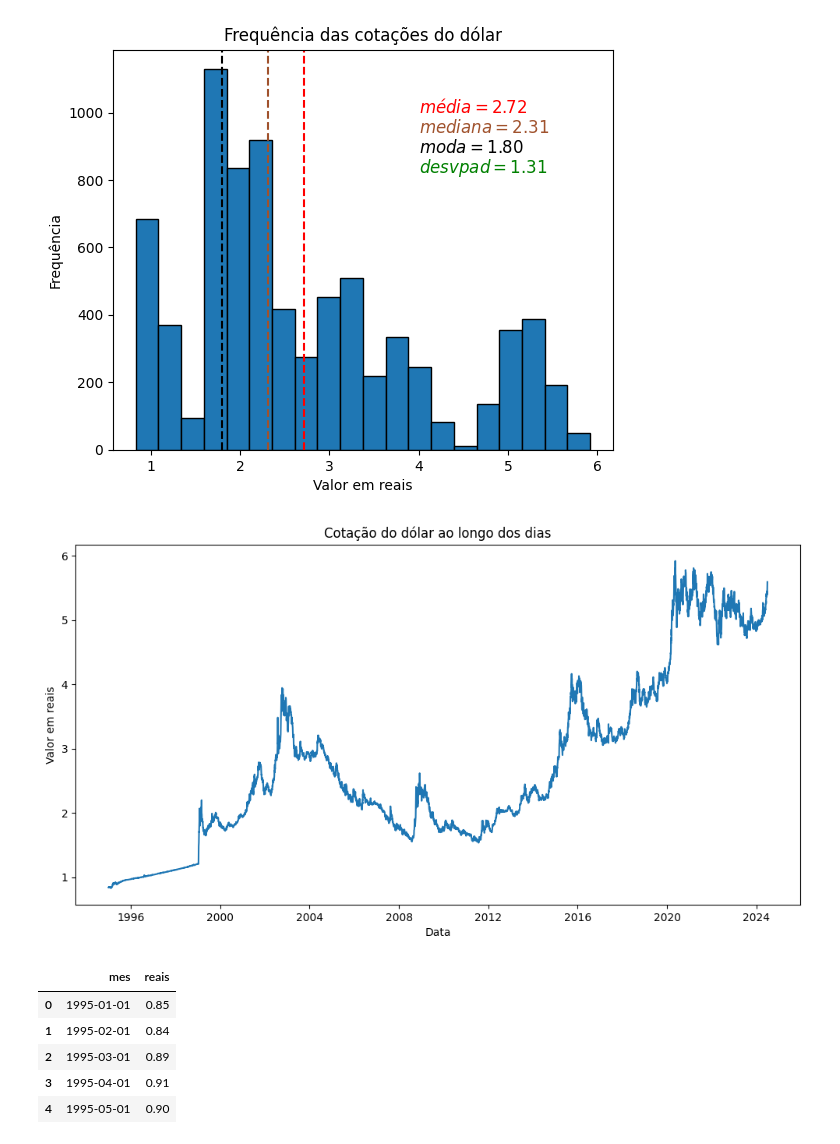
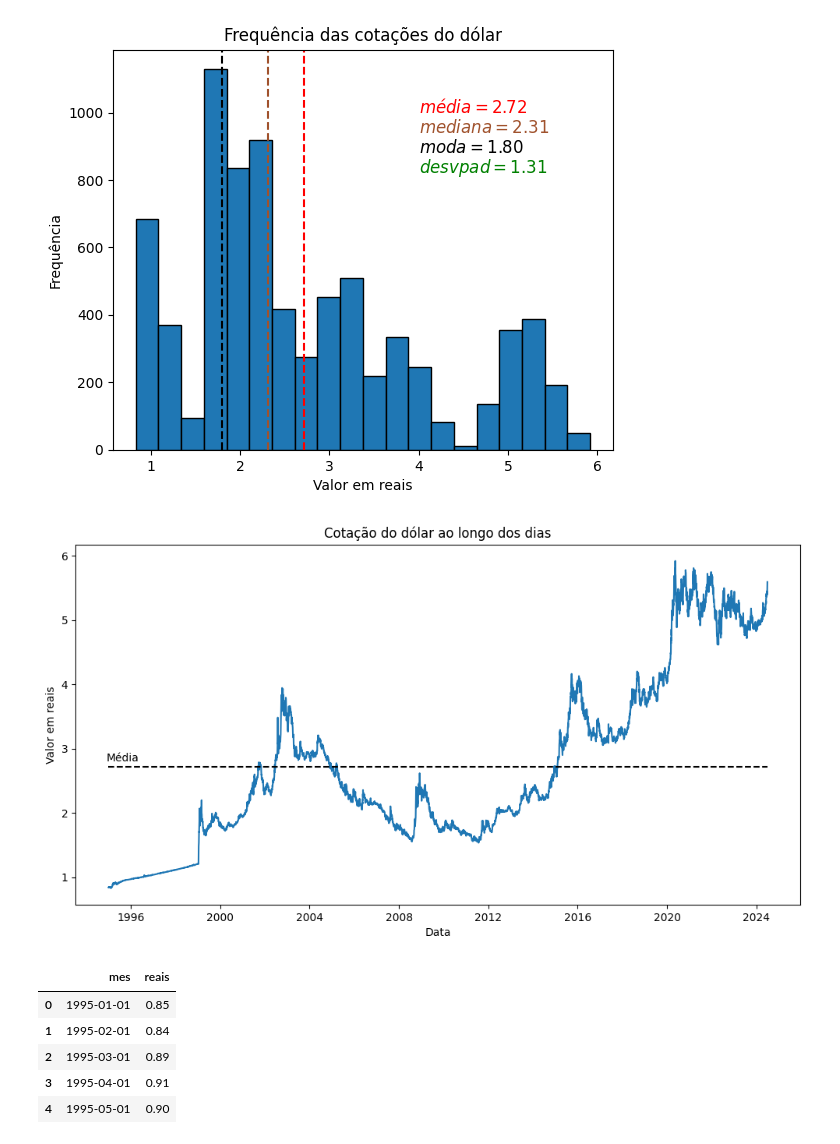
Before and after one commit to mths-andrade/dolar, a Jupyter notebook: real_dolar.ipynb, the cells around one changed output. Saved outputs shown, nothing was run; the diff lists cells and outputs as text; code cells hidden in the pictures.

```diff
--- a/real_dolar.ipynb
+++ b/real_dolar.ipynb
@@ -117,14 +118,19 @@ plt.show()
 # %% [output]
 [figure]
 # %%
+x=rd.data
+y=rd.reais
+
 plt.figure(figsize=(12,6))
-sns.lineplot(data=rd, x='data', y='reais')
+ax=sns.lineplot(data=rd, x='data', y='reais')
 plt.title('Cotação do dólar ao longo dos dias')
 plt.xlabel('Data')
 plt.ylabel('Valor em reais')
+ax.hlines(y = y.mean(), xmin = x.min(), xmax = x.max(), colors='black', linestyles='dashed')
+ax.text(9100, 2.8, 'Média', fontsize=10, color = 'black', ha = "left")
 plt.show()
 # %% [output]
-[figure, old version]
+[figure, new version]
 # %%
 media_mes=(rd.groupby('mes')['reais'].mean()).round(2).reset_index()
 media_mes['mes'] = media_mes['mes'].dt.to_timestamp()
```
Also changed, not shown: parts of 1 cell of this notebook.
